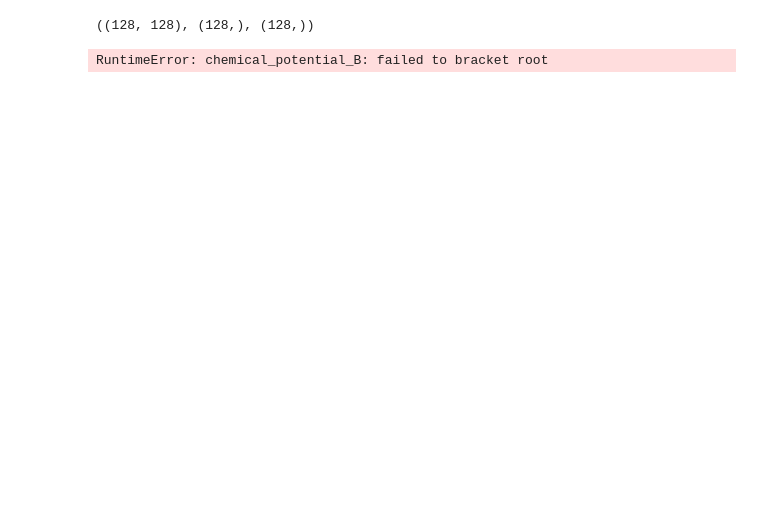
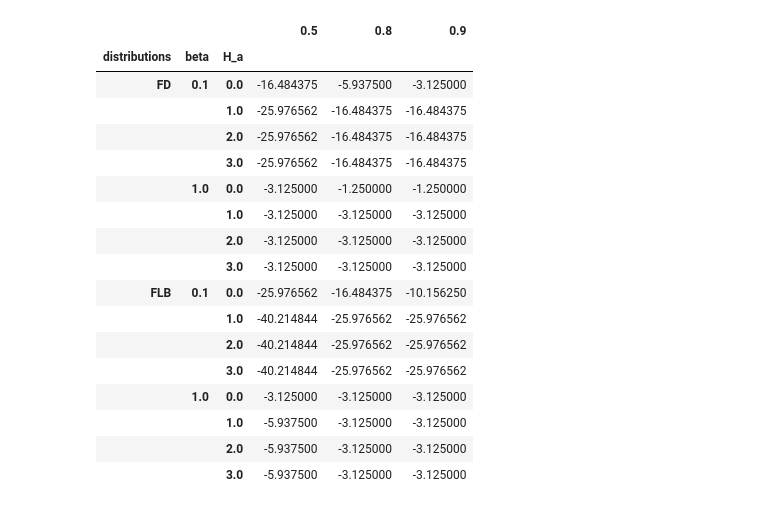
Before and after one commit to Mateuszzx/quantum-statistics-solver, a Jupyter notebook: notebooks/02_chemical_potential.ipynb, the cells around one changed output. Saved outputs shown, nothing was run; the diff lists cells and outputs as text; code cells hidden in the pictures; blank space fills up the shorter version.

```diff
--- a/notebooks/02_chemical_potential.ipynb
+++ b/notebooks/02_chemical_potential.ipynb
@@ -5 +8,10 @@ import qss
+# %%
+N = 100
+t = -1
+t_prim = 0.25
+# t_prim = 0
+
+kx = np.linspace(-np.pi, np.pi, N, endpoint=False)
+ky = np.linspace(-np.pi, np.pi, N, endpoint=False)
+e_k, _, _ = prepare_2D_lattice_data(kx, ky, t, t_prim)
 # %%
@@ -11,28 +40,40 @@ H_a     = np.array([0.0, 1.0, 2.0, 3.0], dtype=np.float64) # NH=4
-# %%
-
-# Cell 2: build k-space grid and a toy dispersion E(kx, ky)
-nx, ny = 128, 128
-kmax = 3.0
-kx = np.linspace(-kmax, kmax, nx, dtype=np.float64)
-ky = np.linspace(-kmax, kmax, ny, dtype=np.float64)
-
-# Simple 2D parabolic band: E = (kx^2 + ky^2)
-E = (kx[None, :]**2 + ky[:, None]**2).astype(np.float64)  # shape (ny, nx)
-E.shape, kx.shape, ky.shape
-# %% [output]
-((128, 128), (128,), (128,))
 # %%
-# Cell 4: call into C++ and inspect result
 mu = qss.chemical_potential_B_grid(
-    distros, n_vec, beta, H_a,
-    kx, ky, E,
+    distros, n, beta, H_a,
+    kx, ky, e_k,
     g=2.0,
-    muB_eV_per_T=5.,
-    tol=1e-6, max_iters=300,
-    expand_factor=1.5, max_expands=200,
-    a0=-10.0, b0=10.0,
+    muB_eV_per_T=5e-5,
+    tol=1e-3, max_iters=300,
+    expand_factor=1.5, max_expands=300,
+    a0=0.0, b0=5.0,
     threads=0,  # or set >0 to pin OpenMP threads
 )
-mu.dtype, mu.shape  # expect (ND, NN, NB, NH) -> (2, 3, 2, 4)
+
+mu
-# %% [output]
-RuntimeError: chemical_potential_B: failed to bracket root
+# %%
+mu_df = numpy4d_to_dataframe(
+    mu,
+    distros=distros,
+    n=n,
+    beta=beta,
+    H_a=H_a)
+mu_df
+# %% [output]
+|  |  |  | 0.5 | 0.8 | 0.9 |
+| distributions | beta | H_a |  |  |  |
+| FD | 0.1 | 0.0 | -16.484375 | -5.937500 | -3.125000 |
+|  |  | 1.0 | -25.976562 | -16.484375 | -16.484375 |
+|  |  | 2.0 | -25.976562 | -16.484375 | -16.484375 |
+|  |  | 3.0 | -25.976562 | -16.484375 | -16.484375 |
+|  | 1.0 | 0.0 | -3.125000 | -1.250000 | -1.250000 |
+|  |  | 1.0 | -3.125000 | -3.125000 | -3.125000 |
+|  |  | 2.0 | -3.125000 | -3.125000 | -3.125000 |
+|  |  | 3.0 | -3.125000 | -3.125000 | -3.125000 |
+| FLB | 0.1 | 0.0 | -25.976562 | -16.484375 | -10.156250 |
+|  |  | 1.0 | -40.214844 | -25.976562 | -25.976562 |
+|  |  | 2.0 | -40.214844 | -25.976562 | -25.976562 |
+|  |  | 3.0 | -40.214844 | -25.976562 | -25.976562 |
+|  | 1.0 | 0.0 | -3.125000 | -3.125000 | -3.125000 |
+|  |  | 1.0 | -5.937500 | -3.125000 | -3.125000 |
+|  |  | 2.0 | -5.937500 | -3.125000 | -3.125000 |
+|  |  | 3.0 | -5.937500 | -3.125000 | -3.125000 |
```
Also changed, not shown: parts of 2 cells of this notebook, 12 other files.
